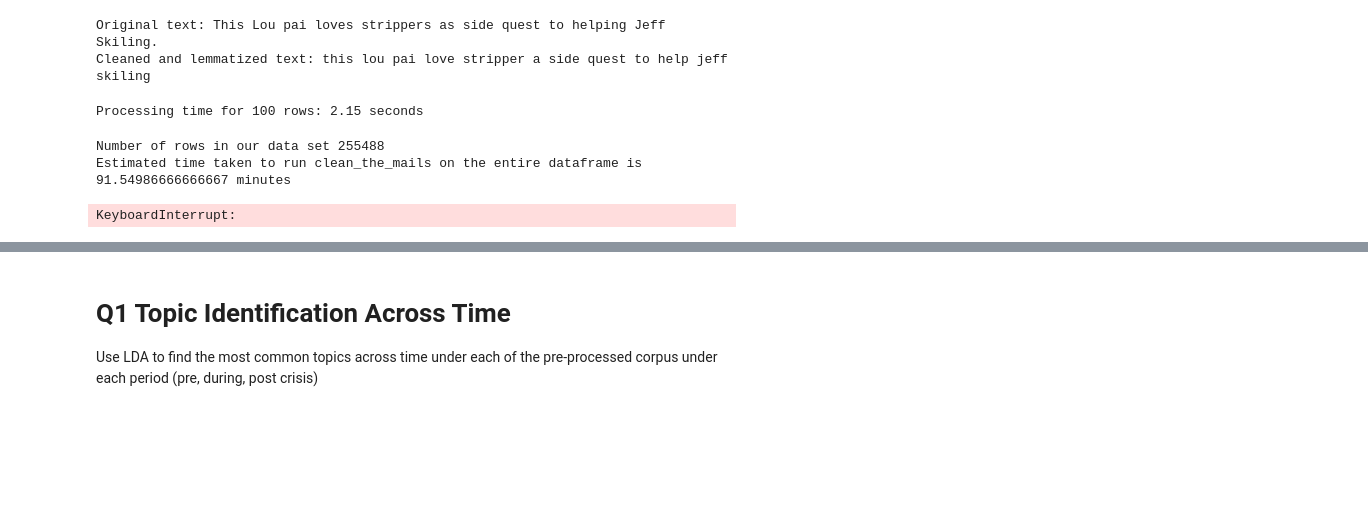
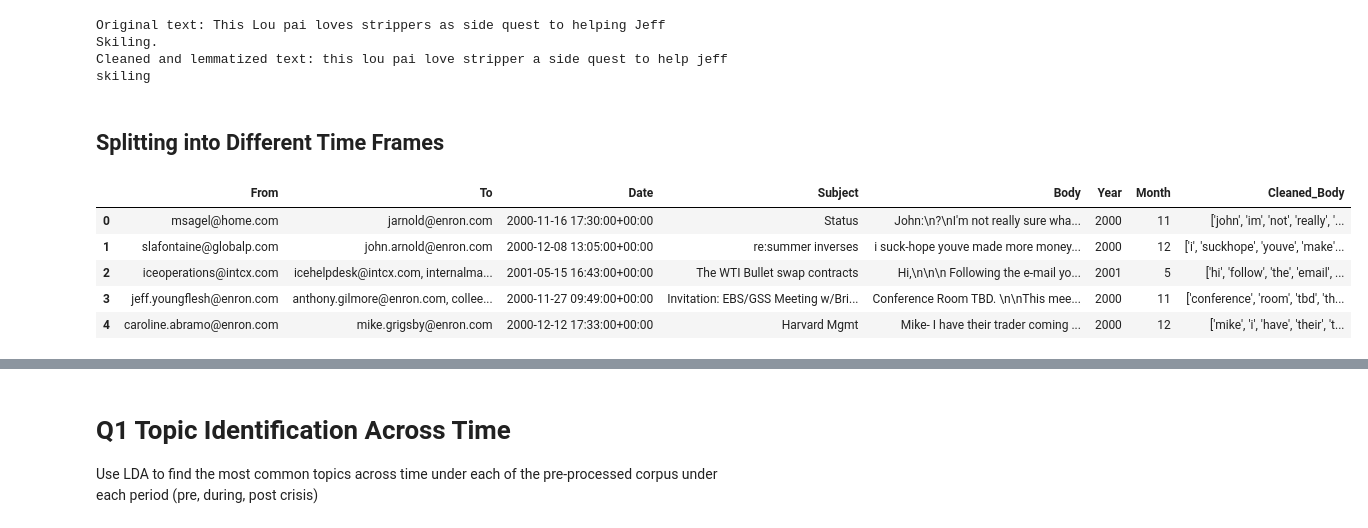
Before and after one commit to dyleedoes/enron_ind5003, a Jupyter notebook: ind5003_enron_nlp.ipynb, the cells around one changed output, grey strips where cells are left out. Cells and saved outputs as stored; diff of their text form; code cells hidden in the pictures; blank space fills up the shorter version.

```diff
--- a/ind5003_enron_nlp.ipynb
+++ b/ind5003_enron_nlp.ipynb
@@ -507,34 +507,28 @@ print("Cleaned and lemmatized text:", cleaned_text)
 # %% [output]
 Original text: This Lou pai loves strippers as side quest to helping Jeff Skiling.
 Cleaned and lemmatized text: this lou pai love stripper a side quest to help jeff skiling
-# %%
-import time
-
-# Test the runtime on the first 100 rows
-start_time = time.time()
-enron_cleaned_emails_body_unique.head(100)['Body'].apply(clean_the_mails)
-end_time = time.time()
-
-print(f"Processing time for 100 rows: {end_time - start_time:.2f} seconds")
-# %% [output]
-Processing time for 100 rows: 2.15 seconds
-# %%
-#count number of rows in enron_cleaned_emails_body_unique
-num_rows = enron_cleaned_emails_body_unique.shape[0]
-print(f"Number of rows in our data set", num_rows)
-
-print(f"Estimated time taken to run clean_the_mails on the entire dataframe is", (num_rows)/100*(2.15)/60, "minutes")
-# %% [output]
-Number of rows in our data set 255488
-Estimated time taken to run clean_the_mails on the entire dataframe is 91.54986666666667 minutes
 # %%
-# Apply the clean_the_mails function to the 'Body' column of your email dataset
-enron_cleaned_emails_body_unique['Cleaned_Body'] = enron_cleaned_emails_body_unique['Body'].apply(clean_the_mails)
+# # Applying the clean mail function to the Body column and import to csv for future usage
 
-# Save the DataFrame with the cleaned data to a CSV file for future use
-enron_cleaned_emails_body_unique.to_csv('enron_cleaned_emails_with_cleaned_body.csv', index=False)
+# # Apply the clean_the_mails function to the 'Body' column of your email dataset
+# enron_cleaned_emails_body_unique['Cleaned_Body'] = enron_cleaned_emails_body_unique['Body'].apply(clean_the_mails)
 
-# Display the first few rows of the DataFrame to inspect the cleaned and lemmatized results
-enron_cleaned_emails_body_unique[['Body', 'Cleaned_Body']].head()
+# # Save the DataFrame with the cleaned data to a CSV file for future use
+# enron_cleaned_emails_body_unique.to_csv('enron_cleaned_emails_with_cleaned_body.csv', index=False)
+
+# # Display the first few rows of the DataFrame to inspect the cleaned and lemmatized results
+# enron_cleaned_emails_body_unique[['Body', 'Cleaned_Body']].head()
-# %% [output]
-KeyboardInterrupt:
+# %% [markdown]
+## Splitting into Different Time Frames
+# %%
+# Load the cleaned email corpus into a DataFrame
+enron_corpus = pd.read_csv('../data/enron_cleaned_emails_with_cleaned_body.csv')
+# %%
+enron_corpus.head()
+# %% [output]
+|  | From | To | Date | Subject | Body | Year | Month | Cleaned_Body |
+| 0 | msagel@home.com | jarnold@enron.com | 2000-11-16 17:30:00+00:00 | Status | John:\n?\nI'm not really sure wha... | 2000 | 11 | ['john', 'im', 'not', 'really', '... |
+| 1 | slafontaine@globalp.com | john.arnold@enron.com | 2000-12-08 13:05:00+00:00 | re:summer inverses | i suck-hope youve made more money... | 2000 | 12 | ['i', 'suckhope', 'youve', 'make'... |
+| 2 | iceoperations@intcx.com | icehelpdesk@intcx.com, internalma... | 2001-05-15 16:43:00+00:00 | The WTI Bullet swap contracts | Hi,\n\n\n Following the e-mail yo... | 2001 | 5 | ['hi', 'follow', 'the', 'email', ... |
+| 3 | jeff.youngflesh@enron.com | anthony.gilmore@enron.com, collee... | 2000-11-27 09:49:00+00:00 | Invitation: EBS/GSS Meeting w/Bri... | Conference Room TBD. \n\nThis mee... | 2000 | 11 | ['conference', 'room', 'tbd', 'th... |
+| 4 | caroline.abramo@enron.com | mike.grigsby@enron.com | 2000-12-12 17:33:00+00:00 | Harvard Mgmt | Mike- I have their trader coming ... | 2000 | 12 | ['mike', 'i', 'have', 'their', 't... |
```
Also changed, not shown: parts of 13 cells of this notebook.
